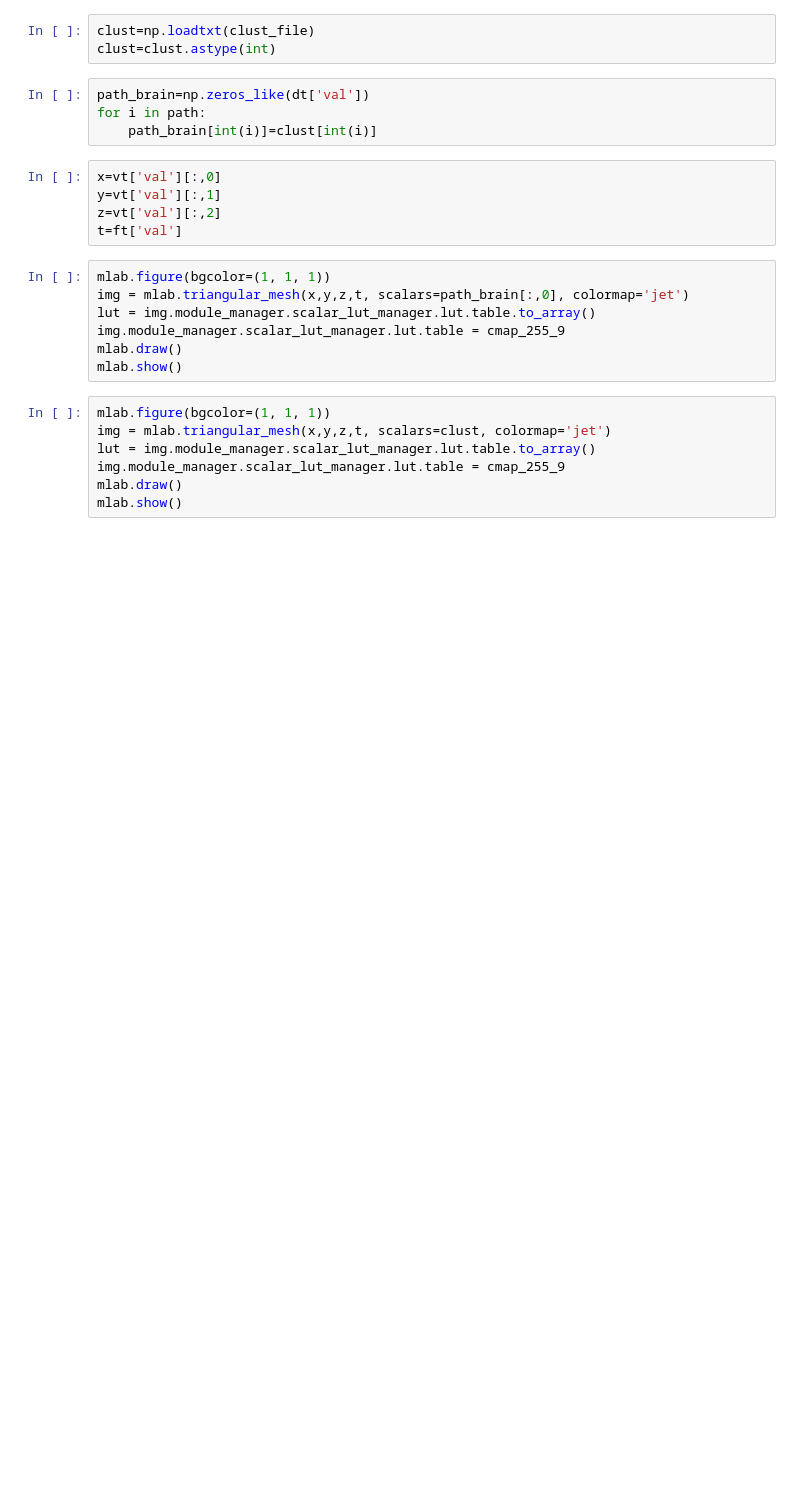
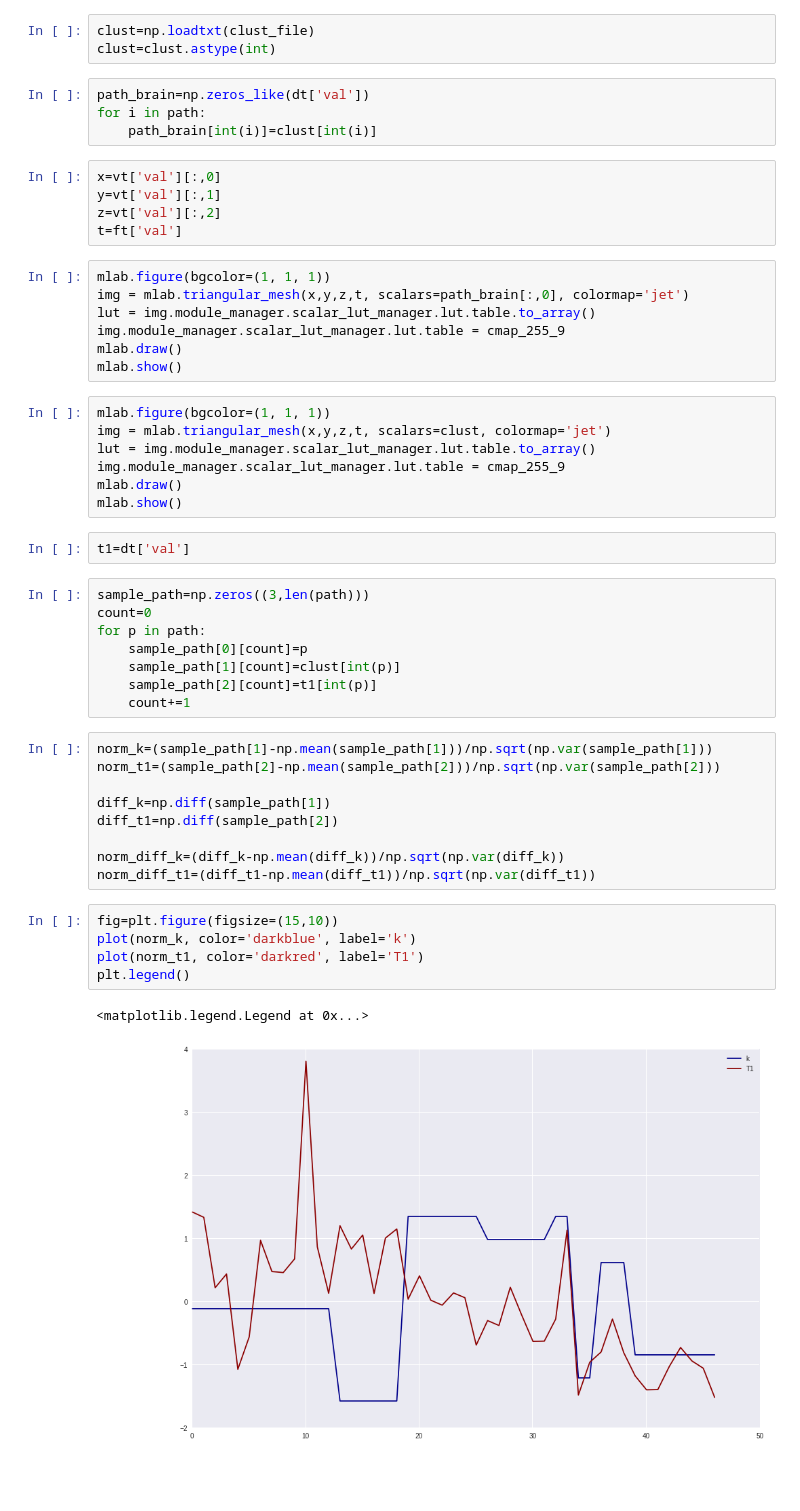
Before and after one commit to juhuntenburg/myelinconnect, a Jupyter notebook: shortest_path.ipynb, the cells around one changed output. Cells and saved outputs as stored; diff of their text form; blank space fills up the shorter version.

Commit message:
plotting k and T1 along shortest path

```diff
--- a/shortest_path.ipynb
+++ b/shortest_path.ipynb
@@ -199,3 +199,30 @@ lut = img.module_manager.scalar_lut_manager.lut.table.to_array()
 img.module_manager.scalar_lut_manager.lut.table = cmap_255_9
 mlab.draw()
 mlab.show()
+# %%
+t1=dt['val']
+# %%
+sample_path=np.zeros((3,len(path)))
+count=0
+for p in path:
+    sample_path[0][count]=p
+    sample_path[1][count]=clust[int(p)]
+    sample_path[2][count]=t1[int(p)]
+    count+=1
+# %%
+norm_k=(sample_path[1]-np.mean(sample_path[1]))/np.sqrt(np.var(sample_path[1]))
+norm_t1=(sample_path[2]-np.mean(sample_path[2]))/np.sqrt(np.var(sample_path[2]))
+
+diff_k=np.diff(sample_path[1])
+diff_t1=np.diff(sample_path[2])
+
+norm_diff_k=(diff_k-np.mean(diff_k))/np.sqrt(np.var(diff_k))
+norm_diff_t1=(diff_t1-np.mean(diff_t1))/np.sqrt(np.var(diff_t1))
+# %%
+fig=plt.figure(figsize=(15,10))
+plot(norm_k, color='darkblue', label='k')
+plot(norm_t1, color='darkred', label='T1')
+plt.legend()
+# %% [output]
+<matplotlib.legend.Legend at 0x...>
+[figure, added]
```
Also changed, not shown: parts of 1 cell of this notebook.
